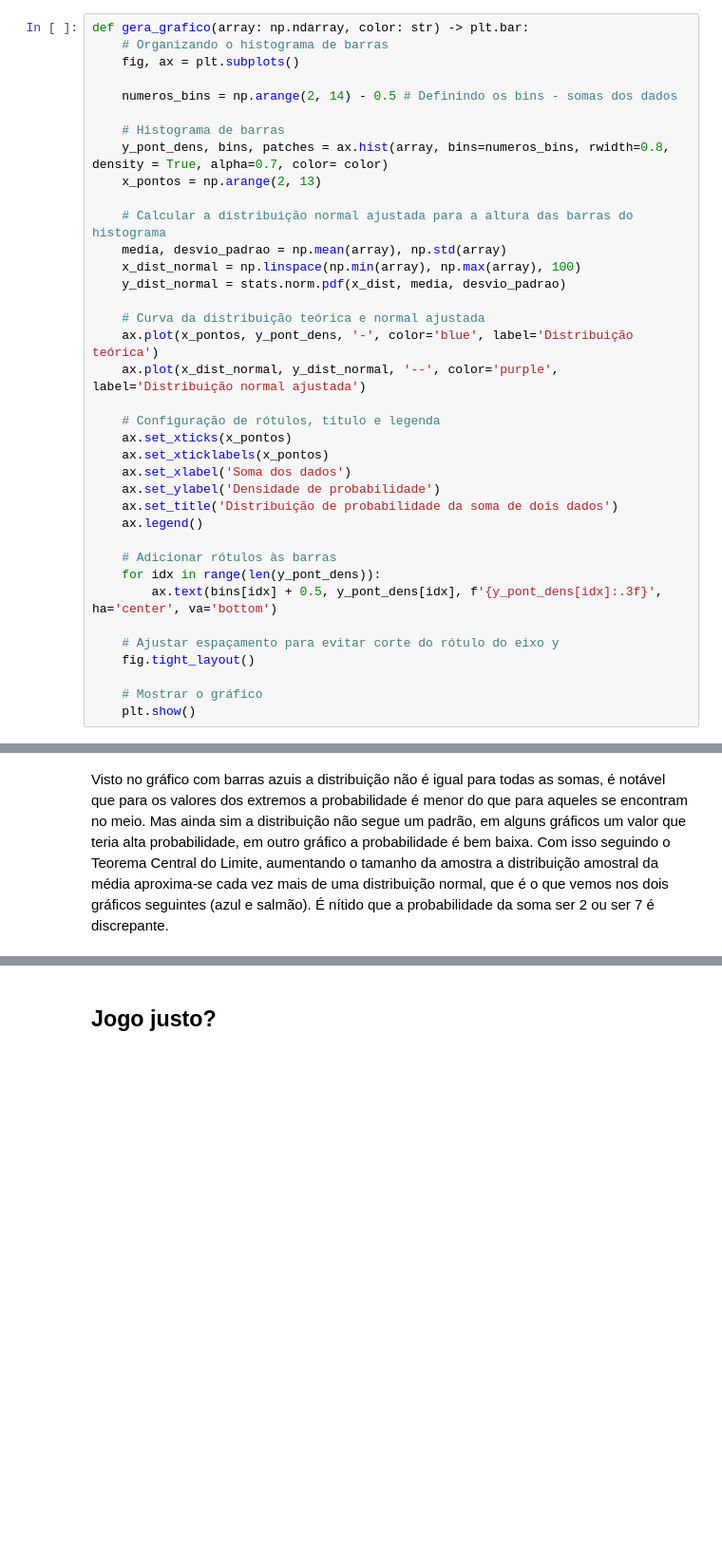
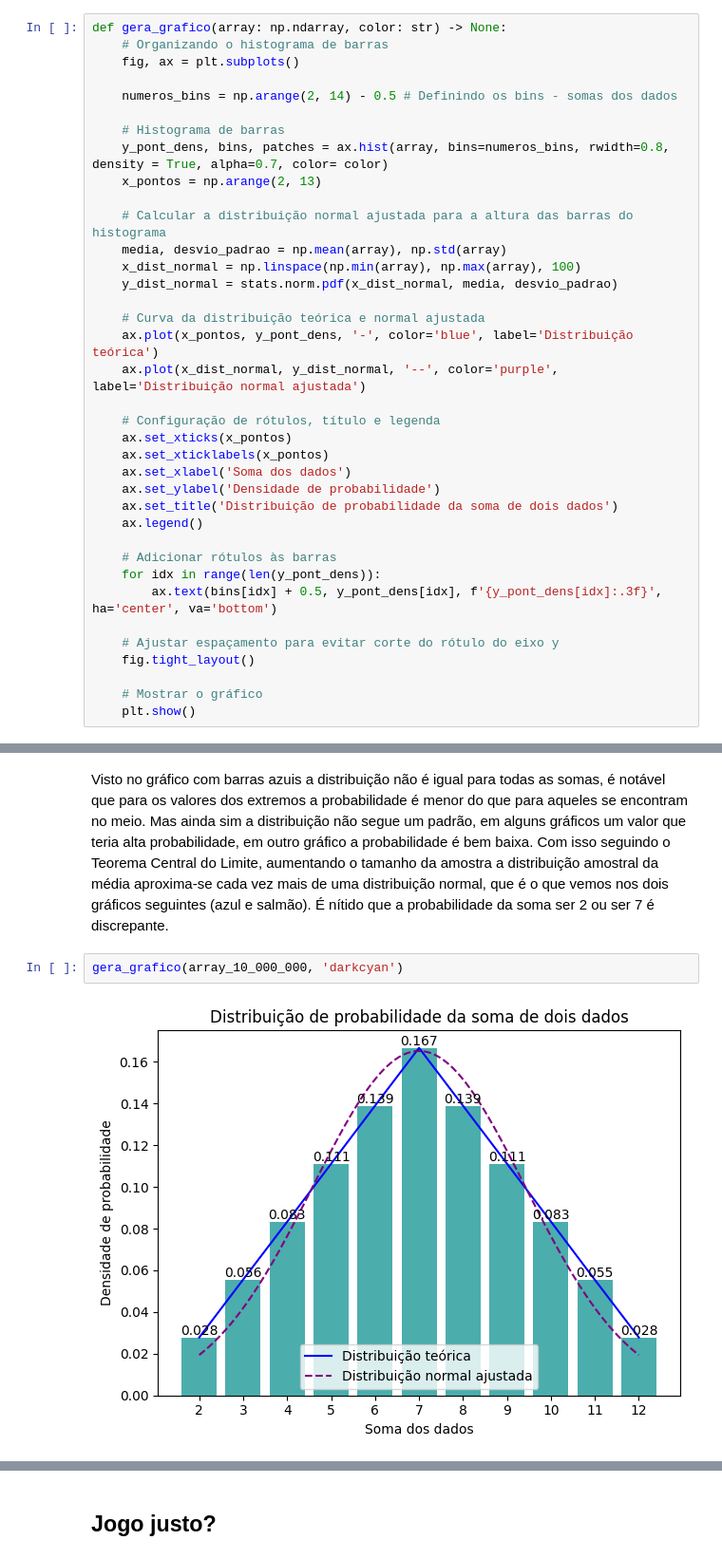
Before and after one commit to magalhaesaamanda/Simulador_de_Jogos_de_Dados, a Jupyter notebook: Notebook_Simulador_Jogos_de_Dados.ipynb, the cells around one changed output, grey strips where cells are left out. Shown at 95% size. Saved outputs shown, nothing was run; the diff lists cells and outputs as text; blank space fills up the shorter version.

```diff
--- a/Notebook_Simulador_Jogos_de_Dados.ipynb
+++ b/Notebook_Simulador_Jogos_de_Dados.ipynb
@@ -58,7 +58,7 @@ gera_grafico(): gera apenas um gráfico mostrando a distribuição e probabilida
 
 gera_nove_gráficos: gera em uma subplot nove gráficos para comparação das distribuições e probabilidades
 # %%
-def gera_grafico(array: np.ndarray, color: str) -> plt.bar:
+def gera_grafico(array: np.ndarray, color: str) -> None:
     # Organizando o histograma de barras
     fig, ax = plt.subplots()
 
@@ -71,7 +71,7 @@ def gera_grafico(array: np.ndarray, color: str) -> plt.bar:
     # Calcular a distribuição normal ajustada para a altura das barras do histograma
     media, desvio_padrao = np.mean(array), np.std(array)
     x_dist_normal = np.linspace(np.min(array), np.max(array), 100)
-    y_dist_normal = stats.norm.pdf(x_dist, media, desvio_padrao)
+    y_dist_normal = stats.norm.pdf(x_dist_normal, media, desvio_padrao)
 
     # Curva da distribuição teórica e normal ajustada
     ax.plot(x_pontos, y_pont_dens, '-', color='blue', label='Distribuição teórica')
@@ -215,2 +215,6 @@ gerar_nove_graficos(lista_array_10_000, 'lightsalmon')
 # %% [markdown]
 Visto no gráfico com barras azuis a distribuição não é igual para todas as somas, é notável que para os valores dos extremos a probabilidade é menor do que para aqueles se encontram no meio. Mas ainda sim a distribuição não segue um padrão, em alguns gráficos um valor que teria alta probabilidade, em outro gráfico a probabilidade é bem baixa. Com isso seguindo o Teorema Central do Limite, aumentando o tamanho da amostra a distribuição amostral da média aproxima-se cada vez mais de uma distribuição normal, que é o que vemos nos dois gráficos seguintes (azul e salmão). É nítido que a probabilidade da soma ser 2 ou ser 7 é discrepante.
+# %%
+gera_grafico(array_10_000_000, 'darkcyan')
+# %% [output]
+[figure, added]
```
Also changed, not shown: parts of 7 cells of this notebook.
